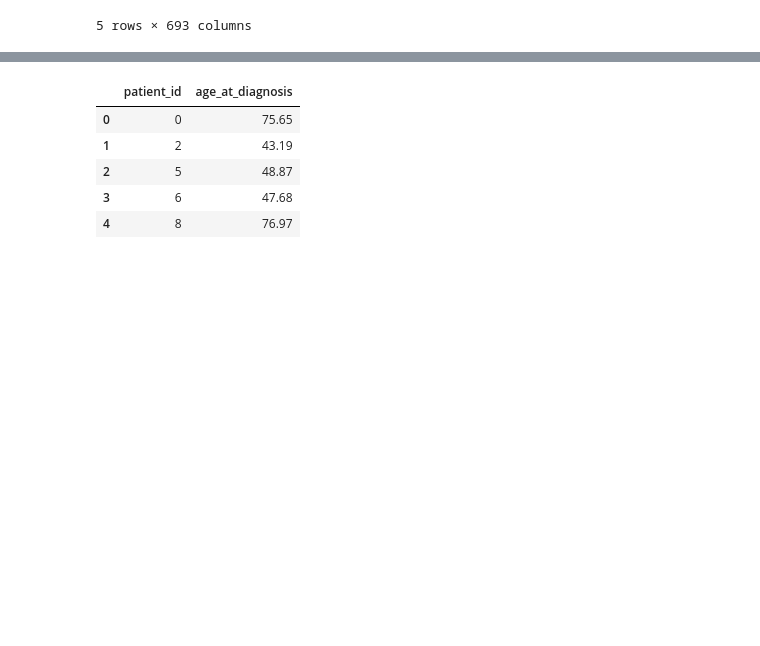
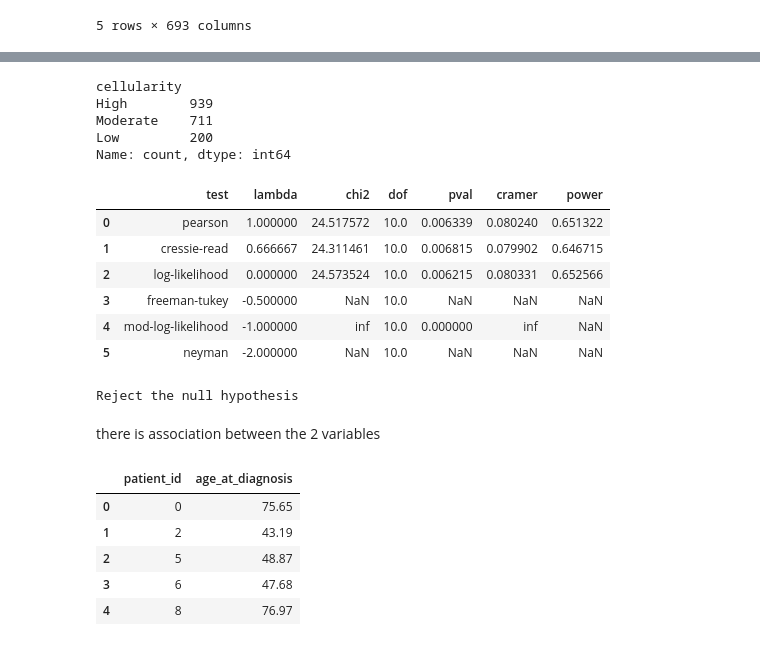
Before and after one commit to amr-salah92/Breast-Cancer-Gene-Expression-by-age-Analysis, a Jupyter notebook: breast cancer gene expresion.ipynb, the cells around one changed output, grey strips where cells are left out. Saved outputs shown, nothing was run; the diff lists cells and outputs as text; code cells hidden in the pictures; blank space fills up the shorter version.

```diff
--- a/breast cancer gene expresion.ipynb
+++ b/breast cancer gene expresion.ipynb
@@ -20 +42,33 @@ data.head()
+# %%
+data_o['cellularity'].value_counts()
+# %% [output]
+cellularity
+High        939
+Moderate    711
+Low         200
+Name: count, dtype: int64
+# %%
+expected , observed , stats = chi2_independence(data_o, x='cancer_type_detailed', y='cellularity', correction=True)
+stats
+# %% [output]
+|  | test | lambda | chi2 | dof | pval | cramer | power |
+| 0 | pearson | 1.000000 | 24.517572 | 10.0 | 0.006339 | 0.080240 | 0.651322 |
+| 1 | cressie-read | 0.666667 | 24.311461 | 10.0 | 0.006815 | 0.079902 | 0.646715 |
+| 2 | log-likelihood | 0.000000 | 24.573524 | 10.0 | 0.006215 | 0.080331 | 0.652566 |
+| 3 | freeman-tukey | -0.500000 | NaN | 10.0 | NaN | NaN | NaN |
+| 4 | mod-log-likelihood | -1.000000 | inf | 10.0 | 0.000000 | inf | NaN |
+| 5 | neyman | -2.000000 | NaN | 10.0 | NaN | NaN | NaN |
+# %%
+# Filter the stats DataFrame or dictionary for the row where 'test' equals 'pearson'
+P_val = stats.loc[stats['test'] == 'pearson', 'pval'].values[0]
+
+# Check the p-value and print the result
+if P_val < 0.05:
+    print('Reject the null hypothesis')
+else:
+    print('Fail to reject the null hypothesis')
+# %% [output]
+Reject the null hypothesis
+# %% [markdown]
+there is association between the 2 variables
 # %%
```
Also changed, not shown: parts of 14 cells of this notebook.
